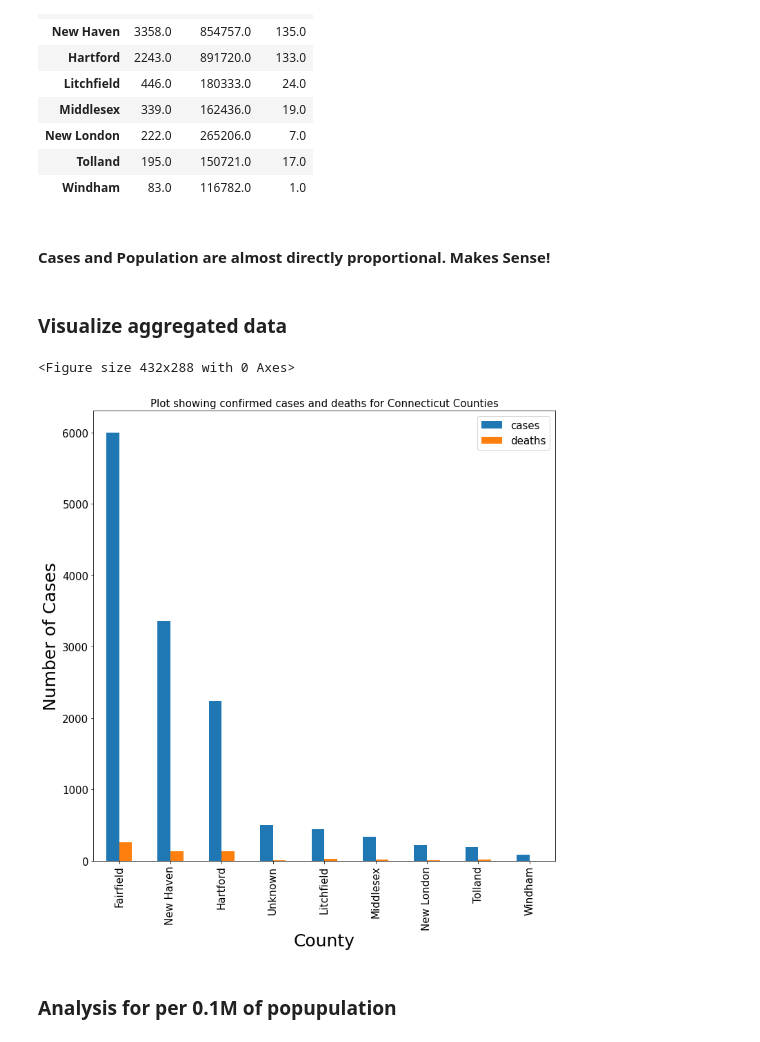
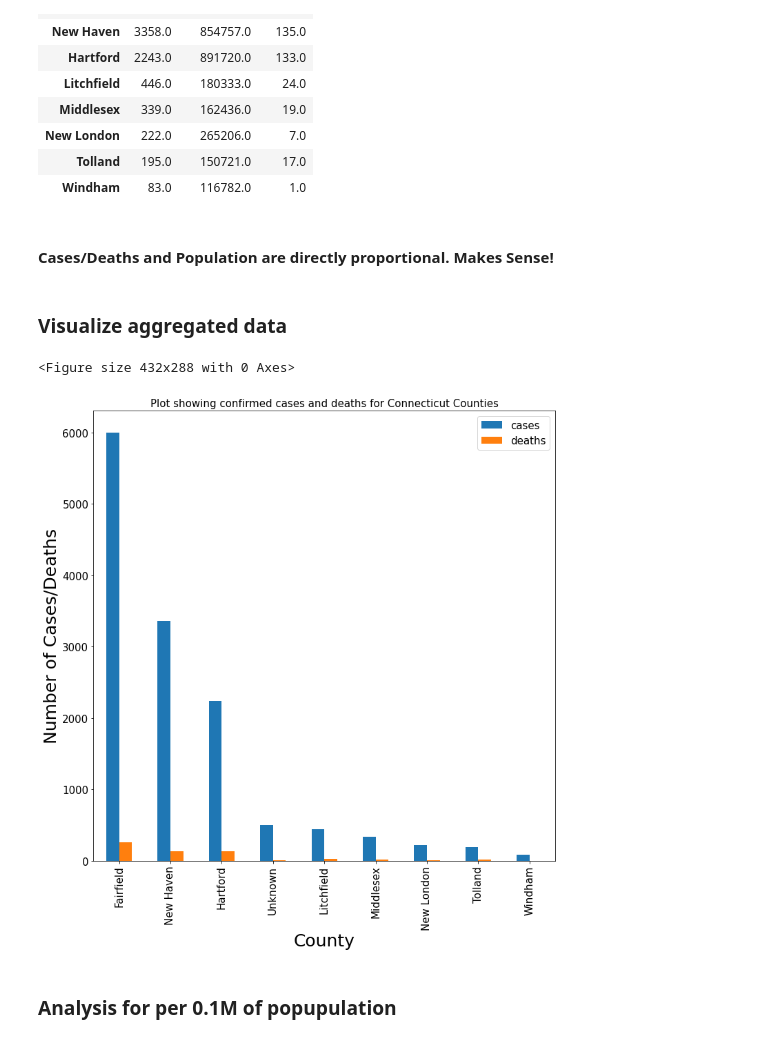
Before and after one commit to prashanthbasani/COVID-explore-data, a Jupyter notebook: Explore.ipynb, the cells around one changed output. Saved outputs shown, nothing was run; the diff lists cells and outputs as text; code cells hidden in the pictures.

```diff
--- a/Explore.ipynb
+++ b/Explore.ipynb
@@ -148,22 +148,22 @@ connecticut_df[['county', 'cases', 'population', 'deaths']].groupby(['county']).
 | Tolland | 195.0 | 150721.0 | 17.0 |
 | Windham | 83.0 | 116782.0 | 1.0 |
 # %% [markdown]
-#### Cases and Population are almost directly proportional. Makes Sense!
+#### Cases/Deaths and Population are directly proportional. Makes Sense!
 # %% [markdown]
 ### Visualize aggregated data
 # %%
 fig = plt.figure()
 aggregated_df.plot.bar(figsize=(12,12))
 plt.xlabel("County", fontsize=25)
-plt.ylabel("Number of Cases", fontsize=25)
+plt.ylabel("Number of Cases/Deaths", fontsize=25)
 plt.xticks(fontsize=15)
 plt.yticks(fontsize=15)
 plt.title("Plot showing confirmed cases and deaths for Connecticut Counties", fontsize=15)
 plt.legend(fontsize=15)
 plt.show()
 # %% [output]
 <Figure size 432x288 with 0 Axes>
-[figure, old version]
+[figure, new version]
 # %% [markdown]
 ### Analysis for per 0.1M of popupulation
 # %%
```
Also changed, not shown: parts of 6 cells of this notebook, 3 other files.
